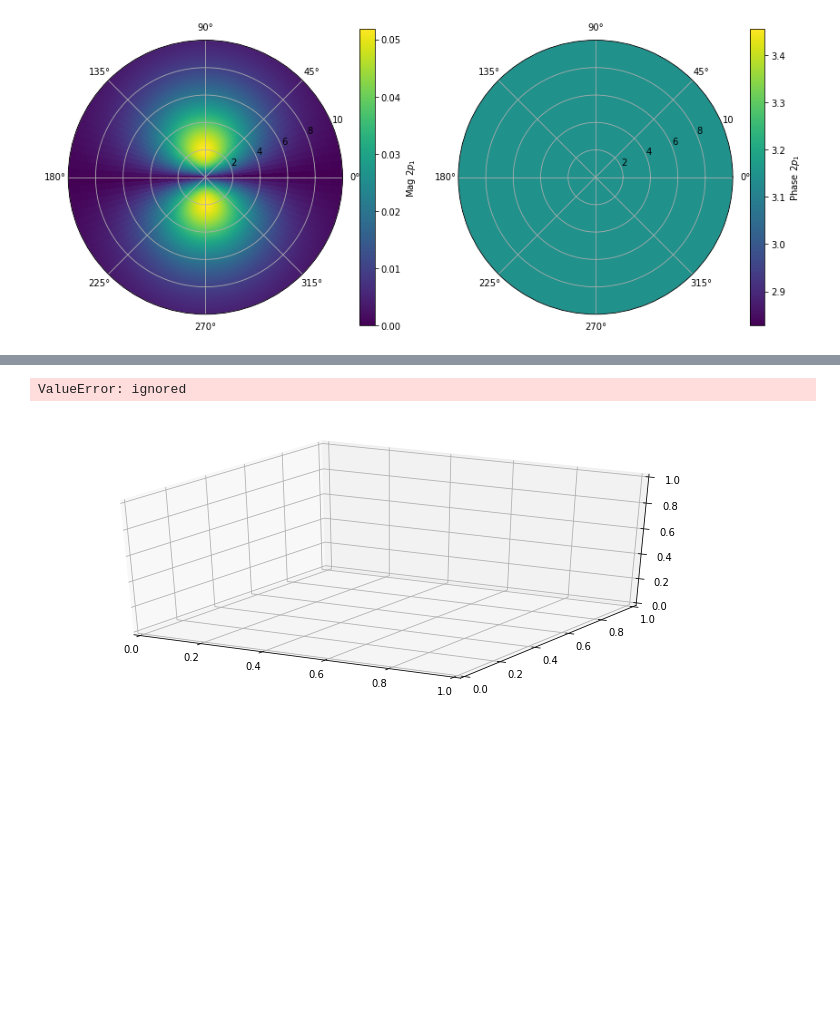
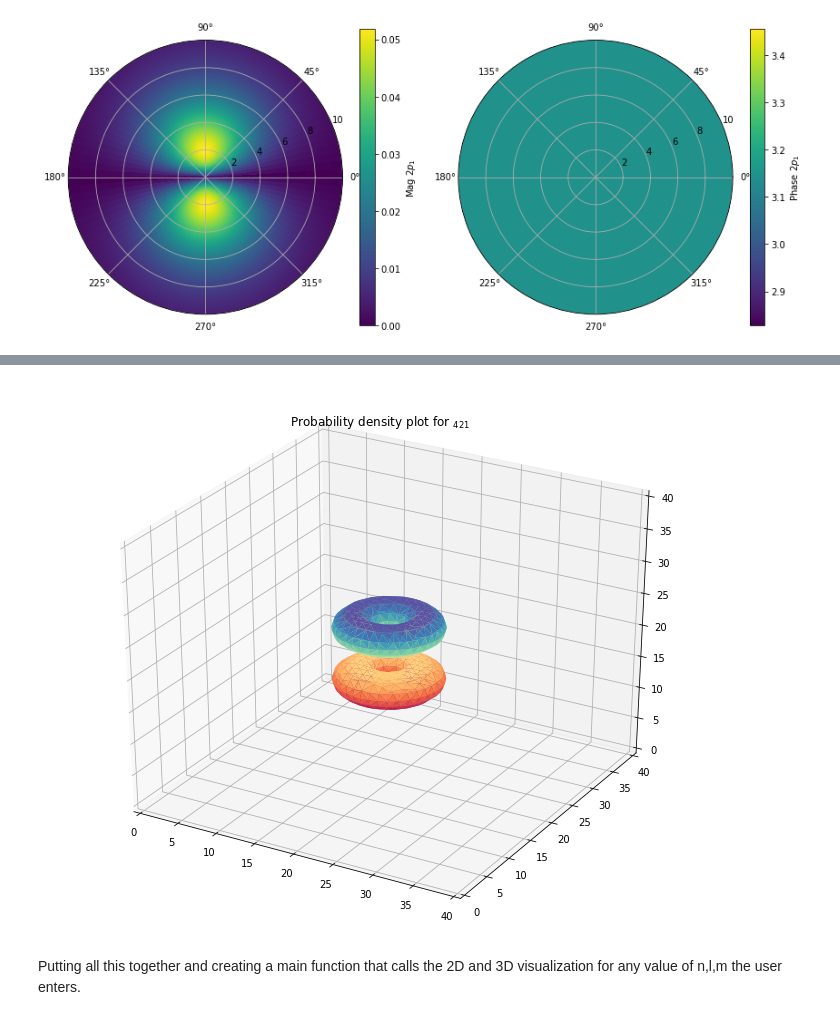
Before and after one commit to jasmineA20/Hydrogen, a Jupyter notebook: Project.ipynb, the cells around one changed output, grey strips where cells are left out. Saved outputs shown, nothing was run; the diff lists cells and outputs as text; code cells hidden in the pictures; blank space fills up the shorter version.

```diff
--- a/Project.ipynb
+++ b/Project.ipynb
@@ -166,53 +175,20 @@ del l
-# %%
-xyz = np.linspace(-10,10,51)
-x,y,z = np.meshgrid(xyz,xyz,xyz,sparse=True)
-origin = (xyz[-1]-xyz[0])/2
-
-h1 = h_orbital(5,0,0,2,1,0)
-
-r = np.linspace(0,10.,1000,endpoint=False)
-t = np.linspace(0,np.pi,1000,endpoint=True)
-r5, th5, ph5 = np.meshgrid(r,t,p,indexing='ij',sparse=True)
-p = np.linspace(0,2*np.pi,100,endpoint=False)
-
-def plot3D(r,phi,psi,label):
-    fig = plt.figure(figsize=(12,5))
-    ax = plt.axes(projection='3d')
-
-    #checking the shape of each array to get the proper dimension for the meshgrid
-    #print(np.shape(phi))
-    #print(np.shape(r))
-    #print(np.shape(np.absolute(psi)))
-    #print(np.shape(z))
-
-    X, Y = np.meshgrid(r, phi)
-    Z = h_orbital(X,Y,ph5,2,1,1)
-    print(np.shape(Z))
-    #print(np.shape(np.meshgrid(r,phi)))
-    surf = ax.plot_surface(X,Y,Z,rstride=1,cstride=1,cmap='viridis',edgecolor='none')
-    ax.set_xlabel('x')
-    ax.set_ylabel('y')
-    ax.set_ylabel('z')
-    ax.set_title('3D density plot')
-    ax.grid()
-    return fig
-
-r_plot = np.linspace(0,10.,1000,endpoint=True)
-p_plot = np.linspace(0,2*np.pi,1000,endpoint=True)
-
-rp_plot, th_plot, ph_plot = np.meshgrid(r_plot,t,p_plot,indexing='ij',sparse=True)
-
-#test = h_orbital(r5,th5,ph5,2,1,1)
-#print(test[:,0,:])
-
-#l = int(input('Quantum number l ='))
-l = 2
-p_3Dorb= []
-a = l-1
-for m in (-a,a+1):
-    psi_3 = h_orbital(r5,th5,ph5,2,l,m)
-    label = f"${l}p_{{{m}}}$"
-    p_3Dorb.append(plot3D(rp_plot[:,0,0],ph_plot[0,0,:],psi_3[:,0,:],label))
-# %% [output]
-ValueError: ignored
-[figure, removed]
+# %%
+fig = plt.figure(figsize=(12,10))
+ax = fig.add_subplot(111, projection='3d')
+ax.set_xlim([0,len(x)])
+ax.set_ylim([0,len(y)])
+ax.set_zlim([0,len(z)])
+max_val = np.max(psi)
+#plotting the x-z plane
+#using marching cubes to obtain the 3D surface mesh. It iterates over a uniform grid of cubes superimposed over a region of the function
+#the small triangles that form the surface below are generated based on how the cubes are superposed.
+verts, faces, normals, values = measure.marching_cubes_lewiner(psi, max_val/2, spacing = (1,1,1))
+#3D plot with trisurf for plotting an arbitrary collection of datapoints as a 3D surface
+result=ax.plot_trisurf(verts[:,0], verts[:,1], faces, verts[:,2],cmap ='Spectral', lw=0)
+label = f"$_{{{n}{l}{m}}}$"
+plt.title('Probability density plot for '+label)
+plt.show()
+# %% [output]
+[figure, added]
+# %% [markdown]
+Putting all this together and creating a main function that calls the 2D and 3D visualization for any value of n,l,m the user enters.
```
Also changed, not shown: parts of 18 cells of this notebook.
